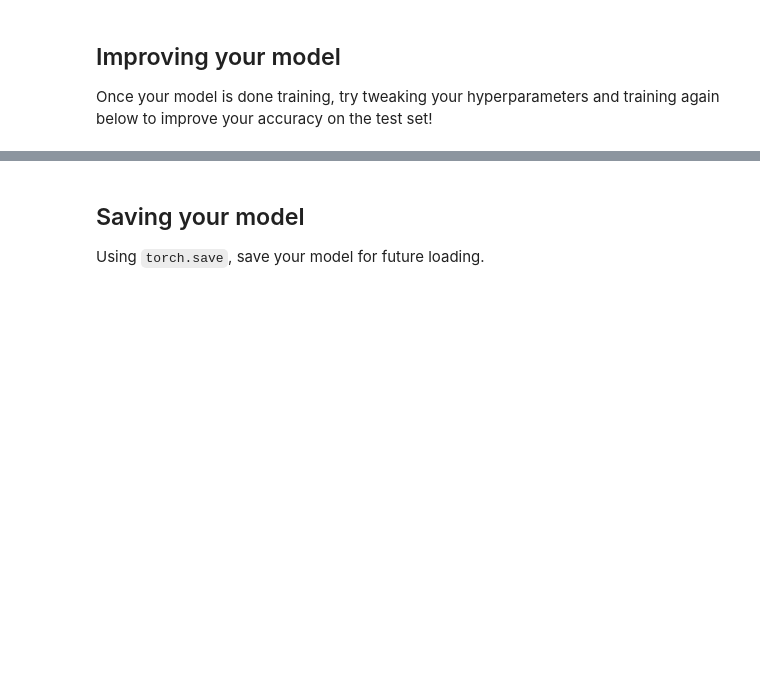
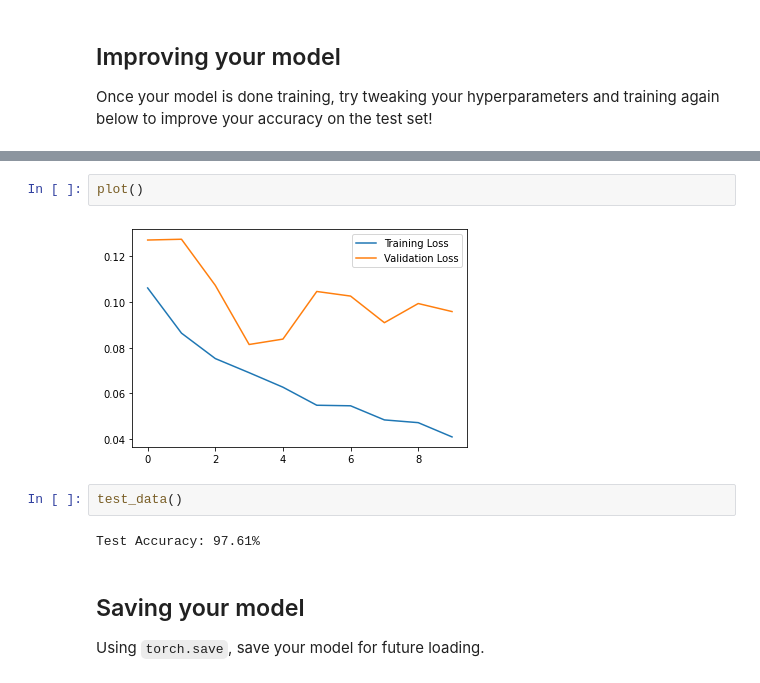
Before and after one commit to DeleMike/Digits-Classifier, a Jupyter notebook: MNIST_Handwritten_Digits-STARTER.ipynb, the cells around one changed output, grey strips where cells are left out. Cells and saved outputs as stored; diff of their text form; blank space fills up the shorter version.

```diff
--- a/MNIST_Handwritten_Digits-STARTER.ipynb
+++ b/MNIST_Handwritten_Digits-STARTER.ipynb
@@ -269,3 +375,11 @@ Once your model is done training, try tweaking your hyperparameters and training
+# %%
+plot()
+# %% [output]
+[figure, added]
+# %%
+test_data()
+# %% [output]
+Test Accuracy: 97.61%
 # %% [markdown]
 ## Saving your model
 Using `torch.save`, save your model for future loading.
```
Also changed, not shown: parts of 13 cells of this notebook, 1 other file.
